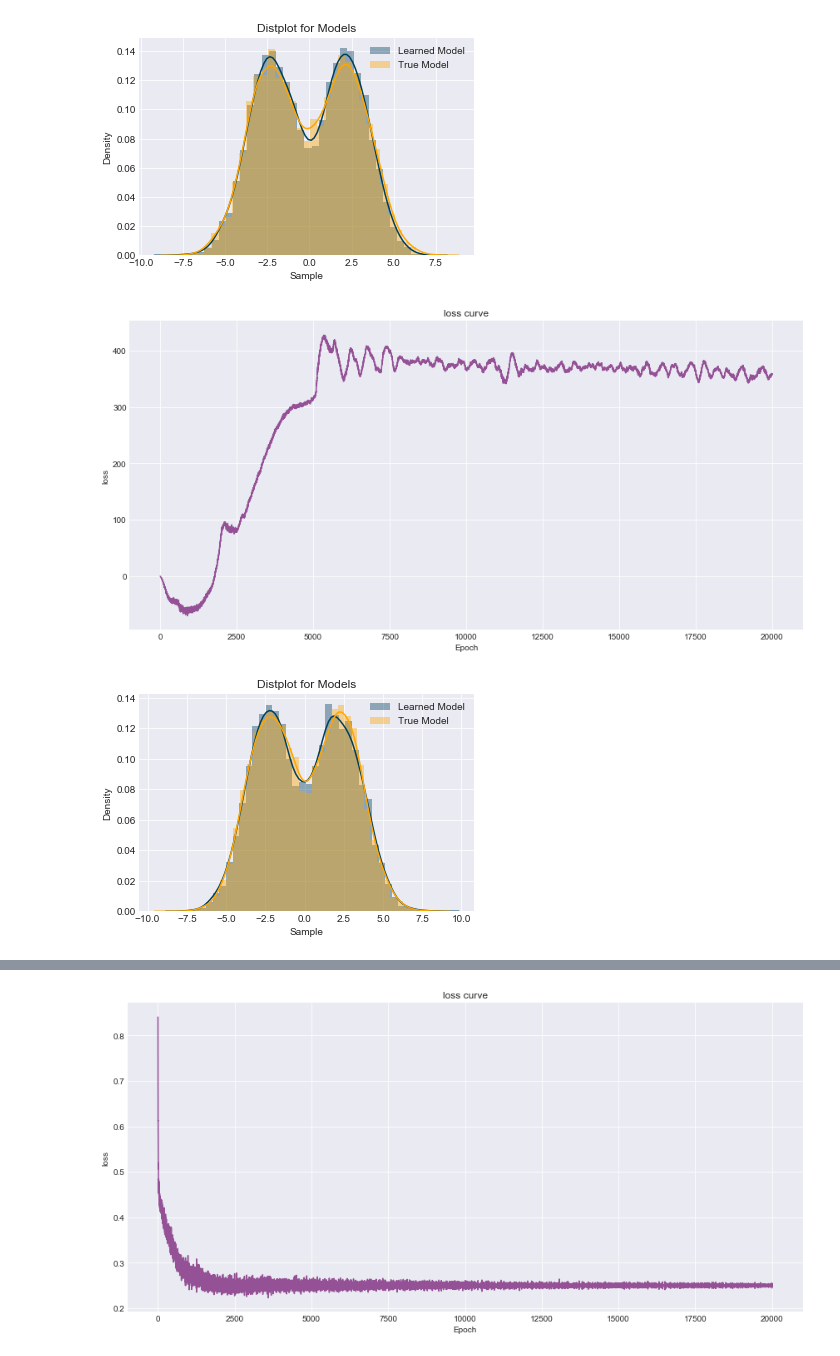
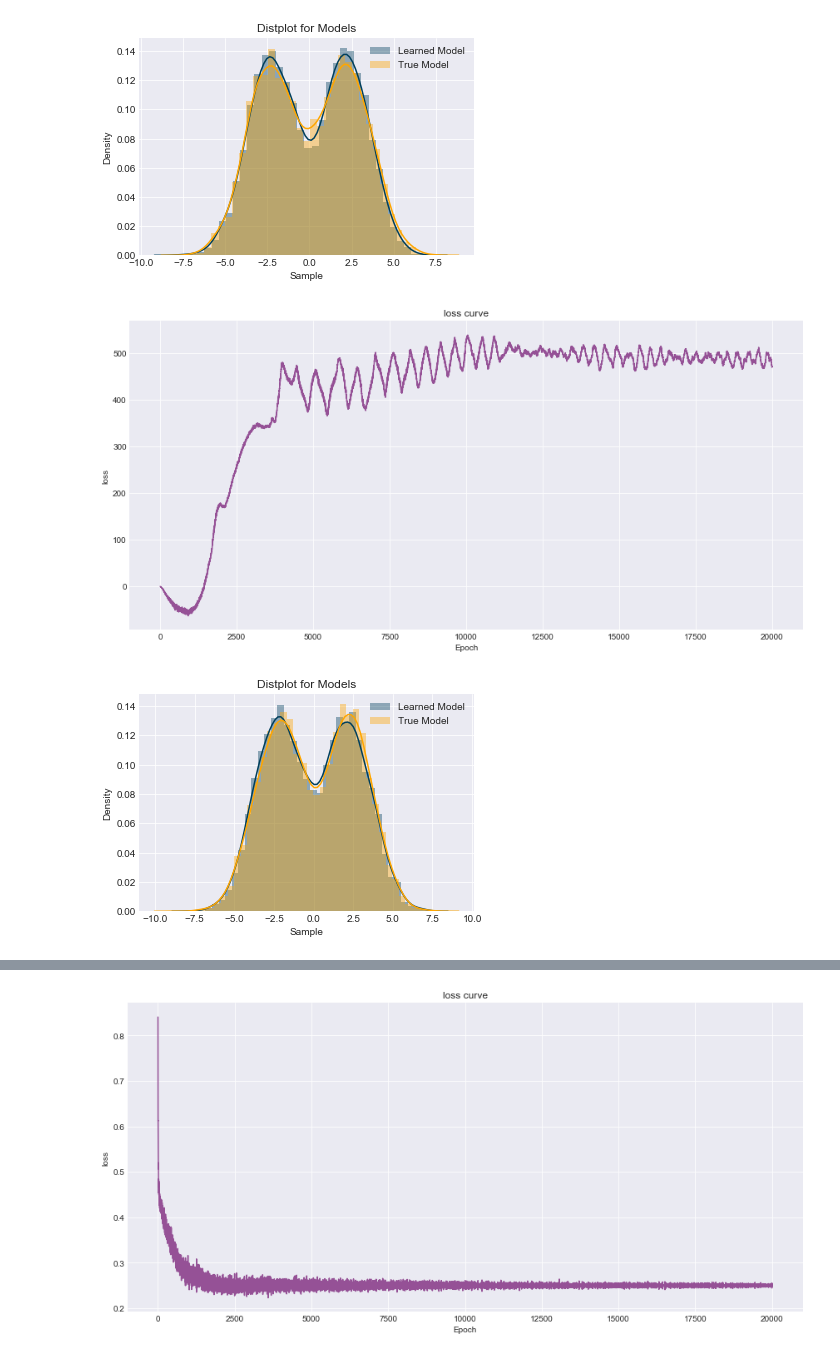
Before and after one commit to nextBillyonair/DPM, a Jupyter notebook: Notebooks/GANs/AdversarialLoss.ipynb, the cells around one changed output, grey strips where cells are left out. Saved outputs shown, nothing was run; the diff lists cells and outputs as text; code cells hidden in the pictures.

```diff
--- a/Notebooks/GANs/AdversarialLoss.ipynb
+++ b/Notebooks/GANs/AdversarialLoss.ipynb
@@ -44,13 +44,13 @@ plot_models(p_model, q_model); plt.show()
 # %%
 q_model = MixtureModel([Normal([-0.5],[[1.0]]), Normal([0.5],[[1.0]])], [0.5, 0.5])
 p_model = MixtureModel([Normal([2.3], [[2.2]]), Normal([-2.3], [[2.2]])], [0.5, 0.5])
 
 
-stats = train(p_model, q_model, WGANGPLoss(p_model.n_dims), optimizer="RMSprop",
+stats = train(p_model, q_model, WGANLoss(p_model.n_dims, grad_penalty=10.), optimizer="RMSprop",
               epochs=20000, lr=1e-3, batch_size=512)
 
 plot_stats(stats); plt.show()
 plot_models(p_model, q_model); plt.show()
 # %% [output]
-[figure, old version]
+[figure, new version]
-[figure, old version]
+[figure, new version]
```
Also changed, not shown: parts of 2 cells of this notebook, 1 other file.
